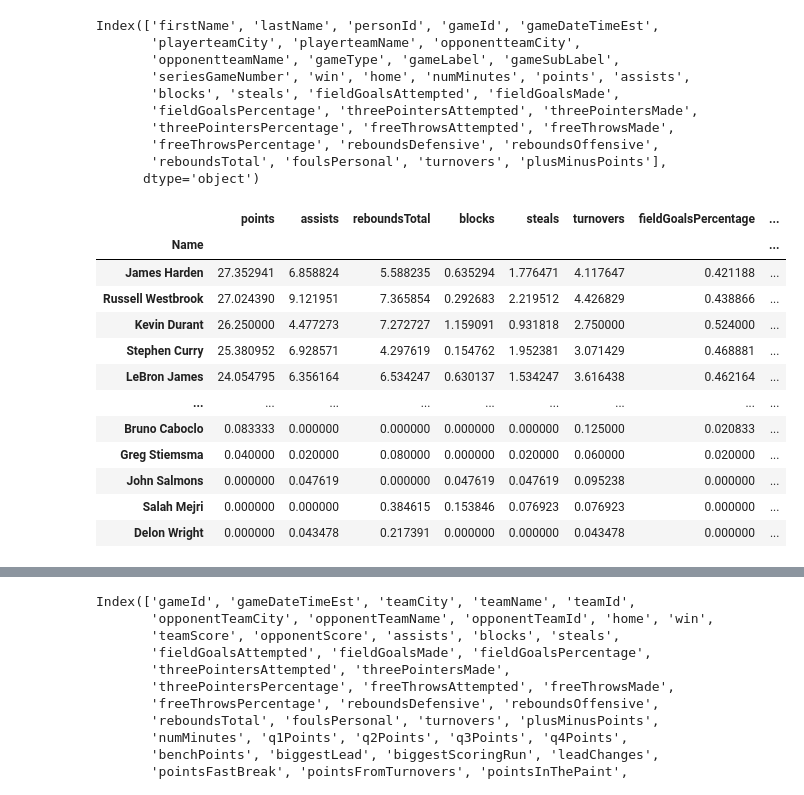
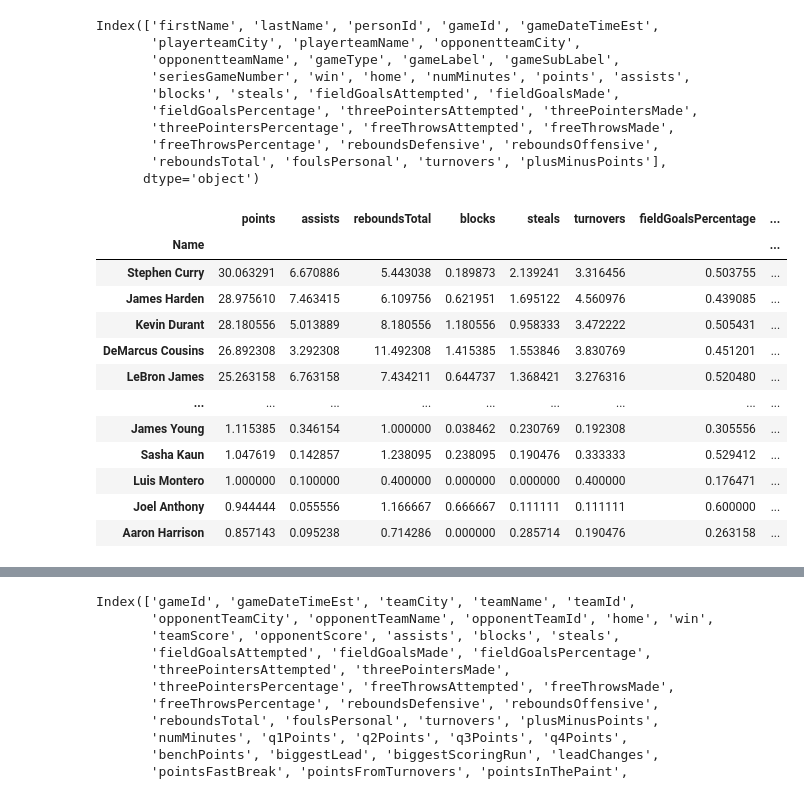
Before and after one commit to com-480-data-visualization/HoopViz, a Jupyter notebook: scripts/data_exploration/exploration.ipynb, the cells around one changed output, grey strips where cells are left out. Cells and saved outputs as stored; diff of their text form; code cells hidden in the pictures.

```diff
--- a/scripts/data_exploration/exploration.ipynb
+++ b/scripts/data_exploration/exploration.ipynb
@@ -52,30 +52,80 @@ Index(['firstName', 'lastName', 'personId', 'gameId', 'gameDateTimeEst',
       dtype='object')
 # %%
 # Example of data
-YEAR = 2015
-columns_to_keep = ["points", "assists", "reboundsTotal", "blocks", "steals", "turnovers", "fieldGoalsPercentage", "threePointersPercentage", "freeThrowsPercentage"]
-player_stats_2015 = player_stats[player_stats.gameDateTimeEst.dt.year == YEAR].copy()
-player_stats_2015["Name"] = player_stats_2015["firstName"] + " " + player_stats_2015["lastName"]
-player_stats_2015 = player_stats_2015[player_stats_2015["gameType"] == "Regular Season"]
+SEASON_START_YEAR = 2015
 
-player_stats_2015["year"] = player_stats_2015["gameDateTimeEst"].dt.year
-player_stats_2015["season"] = player_stats_2015["gameDateTimeEst"].dt.year
-mask_second_half = player_stats_2015["gameDateTimeEst"].dt.month < 9
-player_stats_2015.loc[mask_second_half, "season"] = player_stats_2015.loc[mask_second_half, "year"] - 1
+player_stats_season = player_stats.copy()
 
-# remove players with less than 10 games played
-player_stats_2015.groupby("Name").filter(lambda x: len(x) >= 10).groupby("Name")[columns_to_keep].mean().sort_values("points", ascending=False)
+# filter on nba season (from September to June) and not for civil year
+player_stats_season["year"] = player_stats_season["gameDateTimeEst"].dt.year
+player_stats_season["season"] = player_stats_season["year"]
+mask_second_half = player_stats_season["gameDateTimeEst"].dt.month < 9
+player_stats_season.loc[mask_second_half, "season"] = player_stats_season.loc[mask_second_half, "year"] - 1
+
+# Filter for the specific season and regular season games
+player_stats_season = player_stats_season[
+    (player_stats_season["season"] == SEASON_START_YEAR) &
+    (player_stats_season["gameType"] == "Regular Season")
+]
+
+player_stats_season["numMinutes"] = pd.to_numeric(player_stats_season["numMinutes"], errors="coerce")
+# Filter out games where minutes are 0 or NaN
+player_stats_season = player_stats_season[player_stats_season["numMinutes"] > 0]
+
+player_stats_season["Name"] = player_stats_season["firstName"] + " " + player_stats_season["lastName"]
+
+# stats to aggregate
+numeric_cols = [
+    "points", "assists", "reboundsTotal", "blocks", "steals", "turnovers",
+    "fieldGoalsMade", "fieldGoalsAttempted",
+    "threePointersMade", "threePointersAttempted",
+    "freeThrowsMade", "freeThrowsAttempted"
+]
+
+for col in numeric_cols:
+    player_stats_season[col] = pd.to_numeric(player_stats_season[col], errors="coerce")
+
+agg_rules = {
+    "points": "mean",
+    "assists": "mean",
+    "reboundsTotal": "mean",
+    "blocks": "mean",
+    "steals": "mean",
+    "turnovers": "mean",
+    "fieldGoalsMade": "sum",
+    "fieldGoalsAttempted": "sum",
+    "threePointersMade": "sum",
+    "threePointersAttempted": "sum",
+    "freeThrowsMade": "sum",
+    "freeThrowsAttempted": "sum",
+    "gameId": "count"  # Count games played
+}
+
+grouped = player_stats_season.groupby("Name").agg(agg_rules)
+grouped = grouped[grouped["gameId"] >= 10]
+
+# Calculate percentages
+grouped["fieldGoalsPercentage"] = grouped["fieldGoalsMade"] / grouped["fieldGoalsAttempted"]
+grouped["threePointersPercentage"] = grouped["threePointersMade"] / grouped["threePointersAttempted"]
+grouped["freeThrowsPercentage"] = grouped["freeThrowsMade"] / grouped["freeThrowsAttempted"]
+
+final_columns = [
+    "points", "assists", "reboundsTotal", "blocks", "steals", "turnovers",
+    "fieldGoalsPercentage", "threePointersPercentage", "freeThrowsPercentage"
+]
+
+grouped[final_columns].sort_values("points", ascending=False)
 # %% [output]
 |  | points | assists | reboundsTotal | blocks | steals | turnovers | fieldGoalsPercentage | ... |
 | Name |  |  |  |  |  |  |  | ... |
-| James Harden | 27.352941 | 6.858824 | 5.588235 | 0.635294 | 1.776471 | 4.117647 | 0.421188 | ... |
-| Russell Westbrook | 27.024390 | 9.121951 | 7.365854 | 0.292683 | 2.219512 | 4.426829 | 0.438866 | ... |
-| Kevin Durant | 26.250000 | 4.477273 | 7.272727 | 1.159091 | 0.931818 | 2.750000 | 0.524000 | ... |
-| Stephen Curry | 25.380952 | 6.928571 | 4.297619 | 0.154762 | 1.952381 | 3.071429 | 0.468881 | ... |
-| LeBron James | 24.054795 | 6.356164 | 6.534247 | 0.630137 | 1.534247 | 3.616438 | 0.462164 | ... |
+| Stephen Curry | 30.063291 | 6.670886 | 5.443038 | 0.189873 | 2.139241 | 3.316456 | 0.503755 | ... |
+| James Harden | 28.975610 | 7.463415 | 6.109756 | 0.621951 | 1.695122 | 4.560976 | 0.439085 | ... |
+| Kevin Durant | 28.180556 | 5.013889 | 8.180556 | 1.180556 | 0.958333 | 3.472222 | 0.505431 | ... |
+| DeMarcus Cousins | 26.892308 | 3.292308 | 11.492308 | 1.415385 | 1.553846 | 3.830769 | 0.451201 | ... |
+| LeBron James | 25.263158 | 6.763158 | 7.434211 | 0.644737 | 1.368421 | 3.276316 | 0.520480 | ... |
 | ... | ... | ... | ... | ... | ... | ... | ... | ... |
-| Bruno Caboclo | 0.083333 | 0.000000 | 0.000000 | 0.000000 | 0.000000 | 0.125000 | 0.020833 | ... |
-| Greg Stiemsma | 0.040000 | 0.020000 | 0.080000 | 0.000000 | 0.020000 | 0.060000 | 0.020000 | ... |
-| John Salmons | 0.000000 | 0.047619 | 0.000000 | 0.047619 | 0.047619 | 0.095238 | 0.000000 | ... |
-| Salah Mejri | 0.000000 | 0.000000 | 0.384615 | 0.153846 | 0.076923 | 0.076923 | 0.000000 | ... |
-| Delon Wright | 0.000000 | 0.043478 | 0.217391 | 0.000000 | 0.000000 | 0.043478 | 0.000000 | ... |
+| James Young | 1.115385 | 0.346154 | 1.000000 | 0.038462 | 0.230769 | 0.192308 | 0.305556 | ... |
+| Sasha Kaun | 1.047619 | 0.142857 | 1.238095 | 0.238095 | 0.190476 | 0.333333 | 0.529412 | ... |
+| Luis Montero | 1.000000 | 0.100000 | 0.400000 | 0.000000 | 0.000000 | 0.400000 | 0.176471 | ... |
+| Joel Anthony | 0.944444 | 0.055556 | 1.166667 | 0.666667 | 0.111111 | 0.111111 | 0.600000 | ... |
+| Aaron Harrison | 0.857143 | 0.095238 | 0.714286 | 0.000000 | 0.285714 | 0.190476 | 0.263158 | ... |
```
Also changed, not shown: parts of 5 cells of this notebook, 6 other files.
